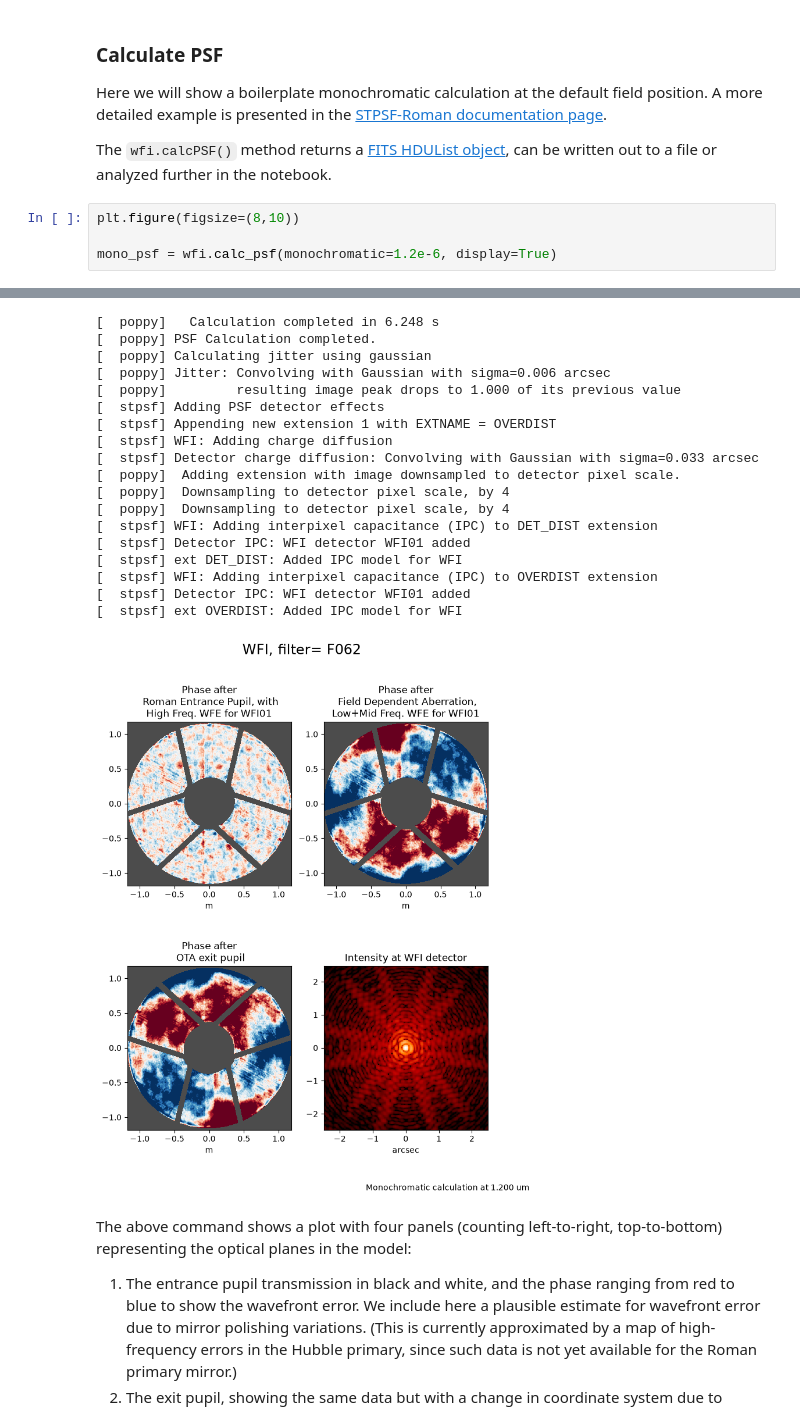
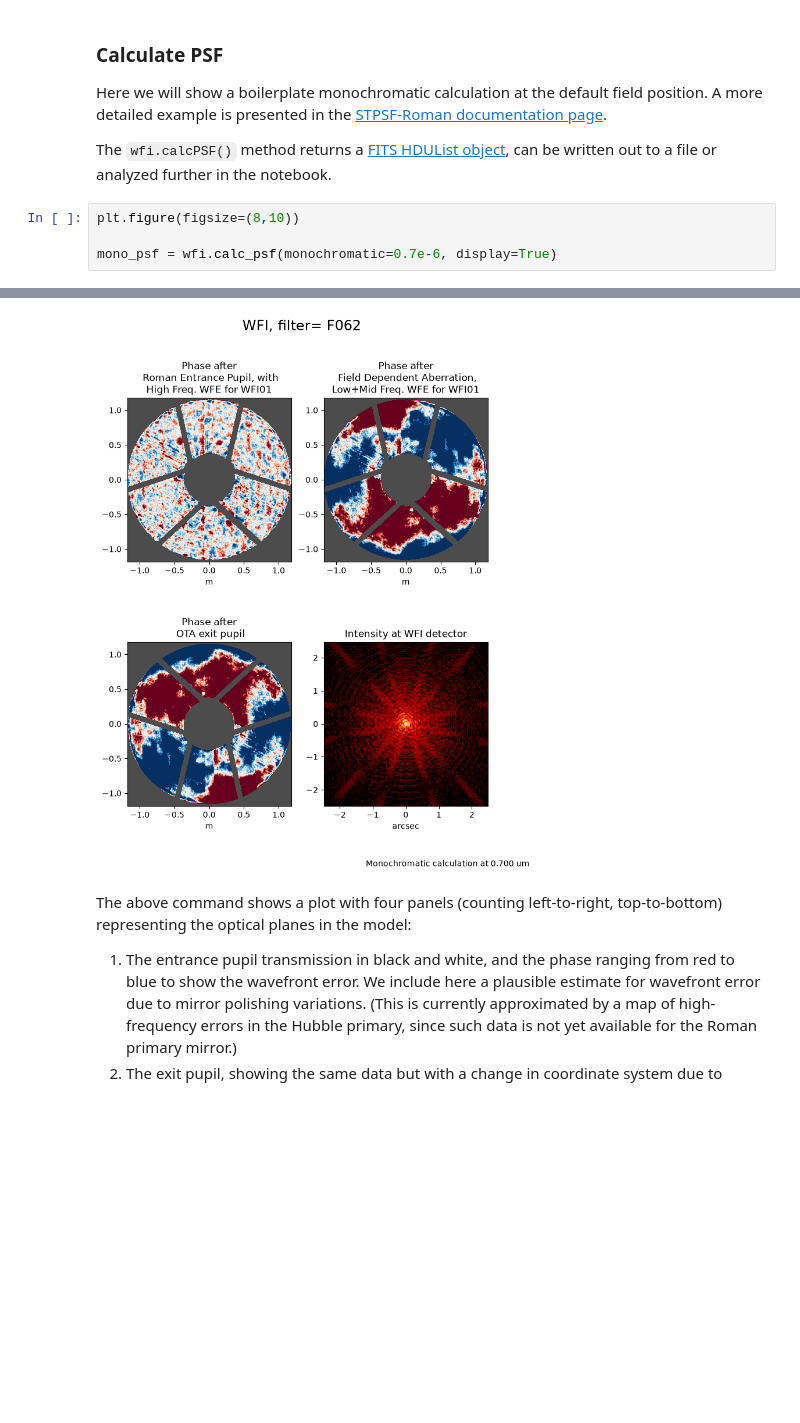
Before and after one commit to spacetelescope/stpsf, a Jupyter notebook: notebooks/STPSF-Roman_Tutorial.ipynb, the cells around one changed output, grey strips where cells are left out. Saved outputs shown, nothing was run; the diff lists cells and outputs as text; blank space fills up the shorter version.

Commit message:
Change monochromatic wavelength in Roman tutorial

```diff
--- a/notebooks/STPSF-Roman_Tutorial.ipynb
+++ b/notebooks/STPSF-Roman_Tutorial.ipynb
@@ -50,7 +50,7 @@ The `wfi.calcPSF()` method returns a [FITS HDUList object](http://docs.astropy.o
 # %%
 plt.figure(figsize=(8,10))
 
-mono_psf = wfi.calc_psf(monochromatic=1.2e-6, display=True)
+mono_psf = wfi.calc_psf(monochromatic=0.7e-6, display=True)
 # %% [output]
 [  poppy] Monochromatic calculation requested.
 [  stpsf] Using pupil mask 'F062' and detector 'WFI01'.
@@ -85,22 +72,4 @@ mono_psf = wfi.calc_psf(monochromatic=1.2e-6, display=True)
-[  poppy]   Calculation completed in 6.248 s
-[  poppy] PSF Calculation completed.
-[  poppy] Calculating jitter using gaussian
-[  poppy] Jitter: Convolving with Gaussian with sigma=0.006 arcsec
-[  poppy]         resulting image peak drops to 1.000 of its previous value
-[  stpsf] Adding PSF detector effects
-[  stpsf] Appending new extension 1 with EXTNAME = OVERDIST
-[  stpsf] WFI: Adding charge diffusion
-[  stpsf] Detector charge diffusion: Convolving with Gaussian with sigma=0.033 arcsec
-[  poppy]  Adding extension with image downsampled to detector pixel scale.
-[  poppy]  Downsampling to detector pixel scale, by 4
-[  poppy]  Downsampling to detector pixel scale, by 4
-[  stpsf] WFI: Adding interpixel capacitance (IPC) to DET_DIST extension
-[  stpsf] Detector IPC: WFI detector WFI01 added
-[  stpsf] ext DET_DIST: Added IPC model for WFI
-[  stpsf] WFI: Adding interpixel capacitance (IPC) to OVERDIST extension
-[  stpsf] Detector IPC: WFI detector WFI01 added
-[  stpsf] ext OVERDIST: Added IPC model for WFI
-[figure, old version]
+[figure, new version]
 # %% [markdown]
 The above command shows a plot with four panels (counting left-to-right, top-to-bottom) representing the optical planes in the model:
 
```
Also changed, not shown: parts of 4 cells of this notebook.
